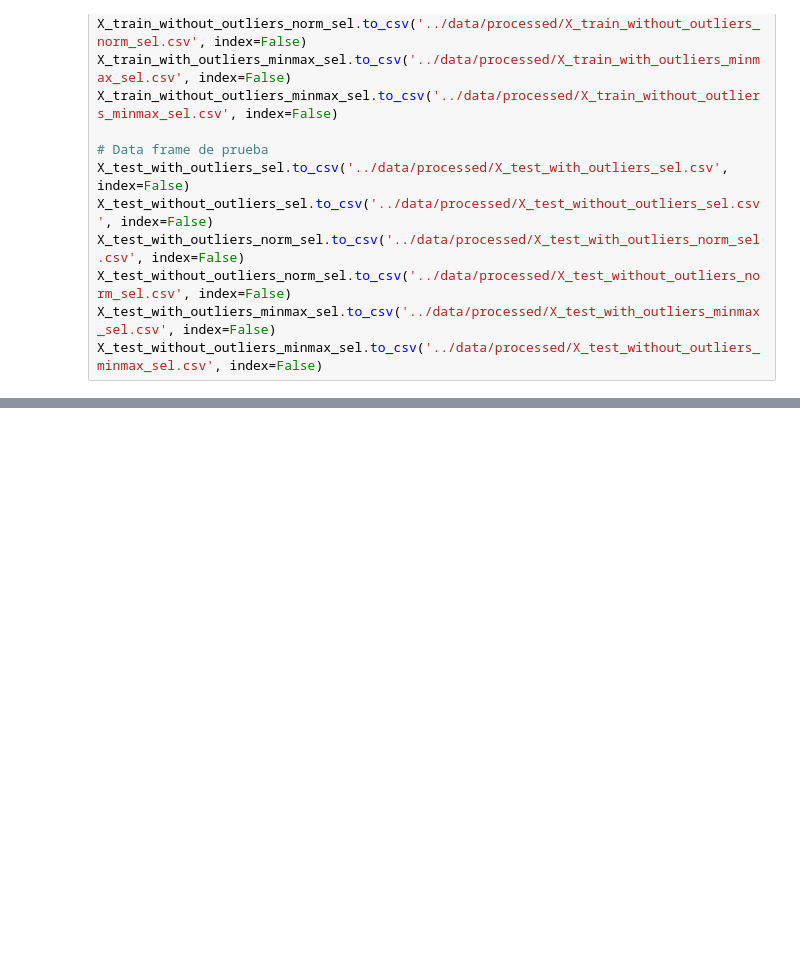
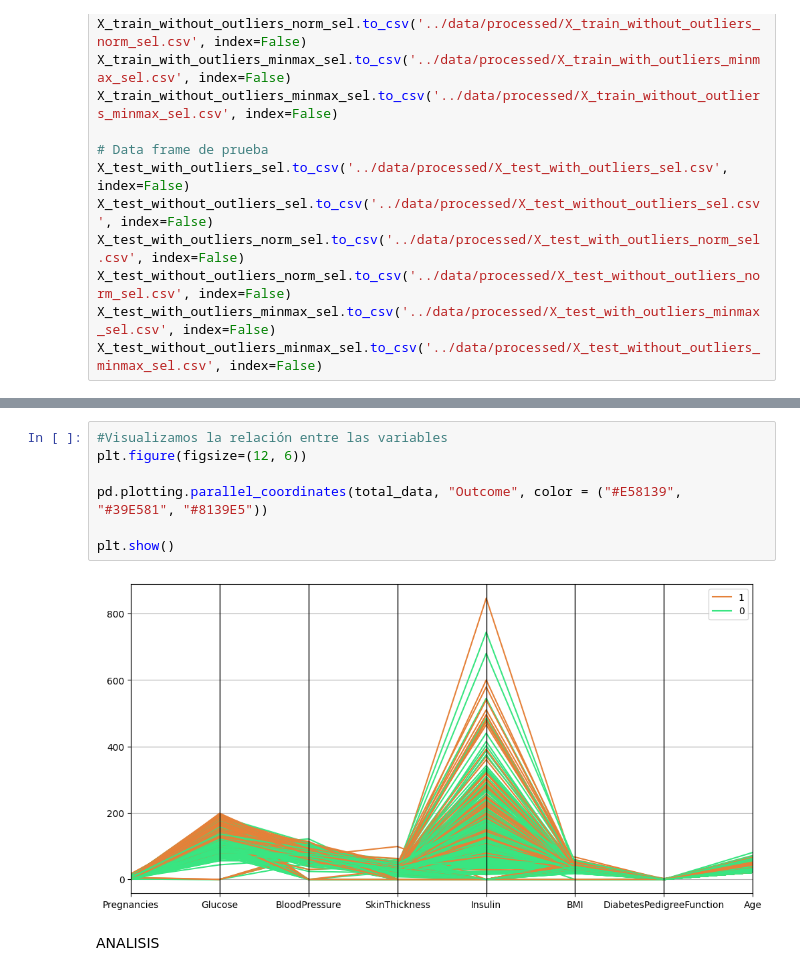
Before and after one commit to NatTajuelo/-rbol-de-decisi-n, a Jupyter notebook: src/explore.ipynb, the cells around one changed output, grey strips where cells are left out. Drawn from its saved outputs; the diff is of its cells as text; blank space fills up the shorter version.

```diff
--- a/src/explore.ipynb
+++ b/src/explore.ipynb
@@ -386,0 +415,11 @@ X_test_without_outliers_minmax_sel.to_csv('../data/processed/X_test_without_outl
+# %%
+#Visualizamos la relación entre las variables
+plt.figure(figsize=(12, 6))
+
+pd.plotting.parallel_coordinates(total_data, "Outcome", color = ("#E58139", "#39E581", "#8139E5"))
+
+plt.show()
+# %% [output]
+[figure, added]
+# %% [markdown]
+ANALISIS
```
Also changed, not shown: parts of 21 cells of this notebook, 2 other files.
